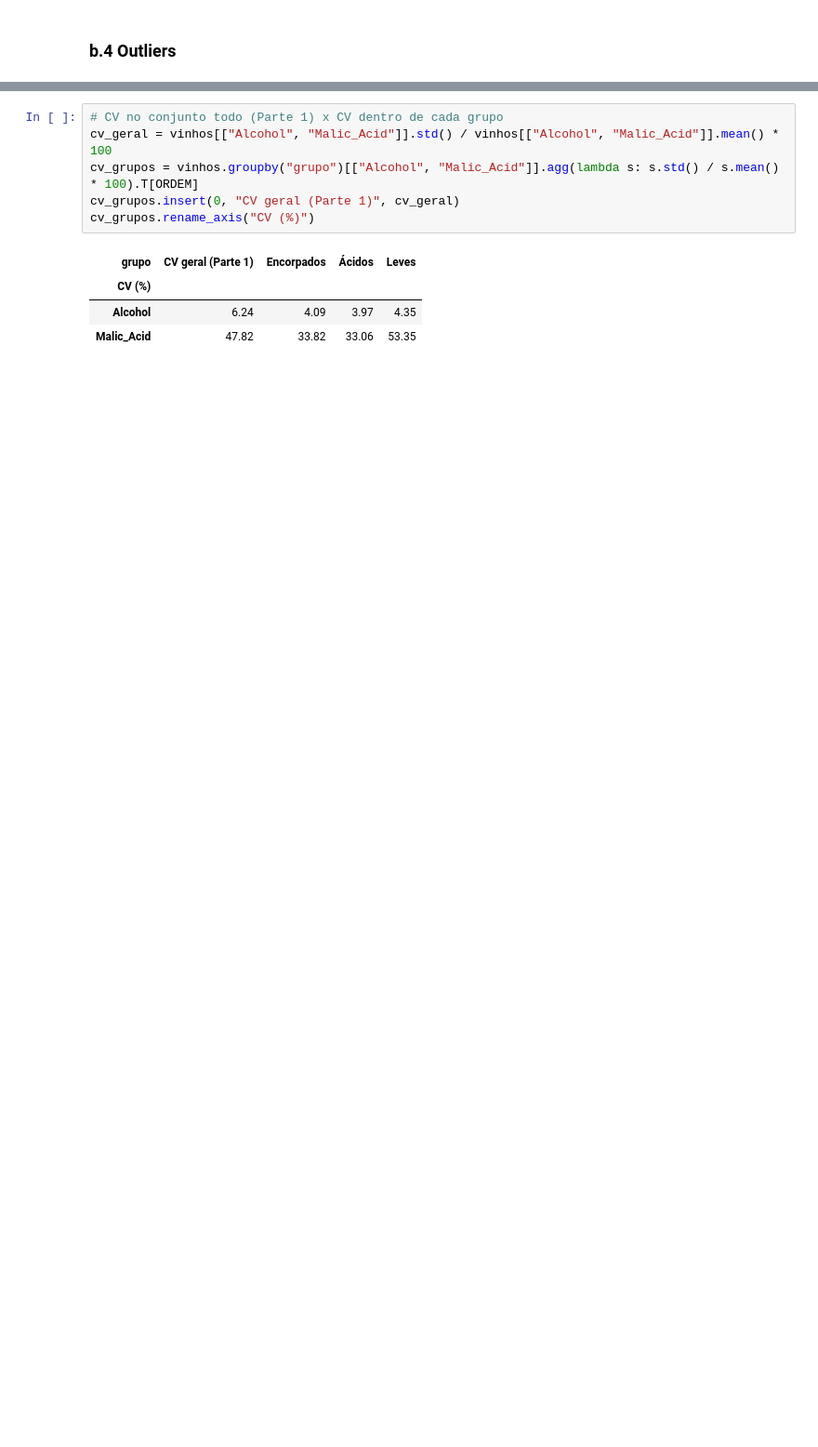
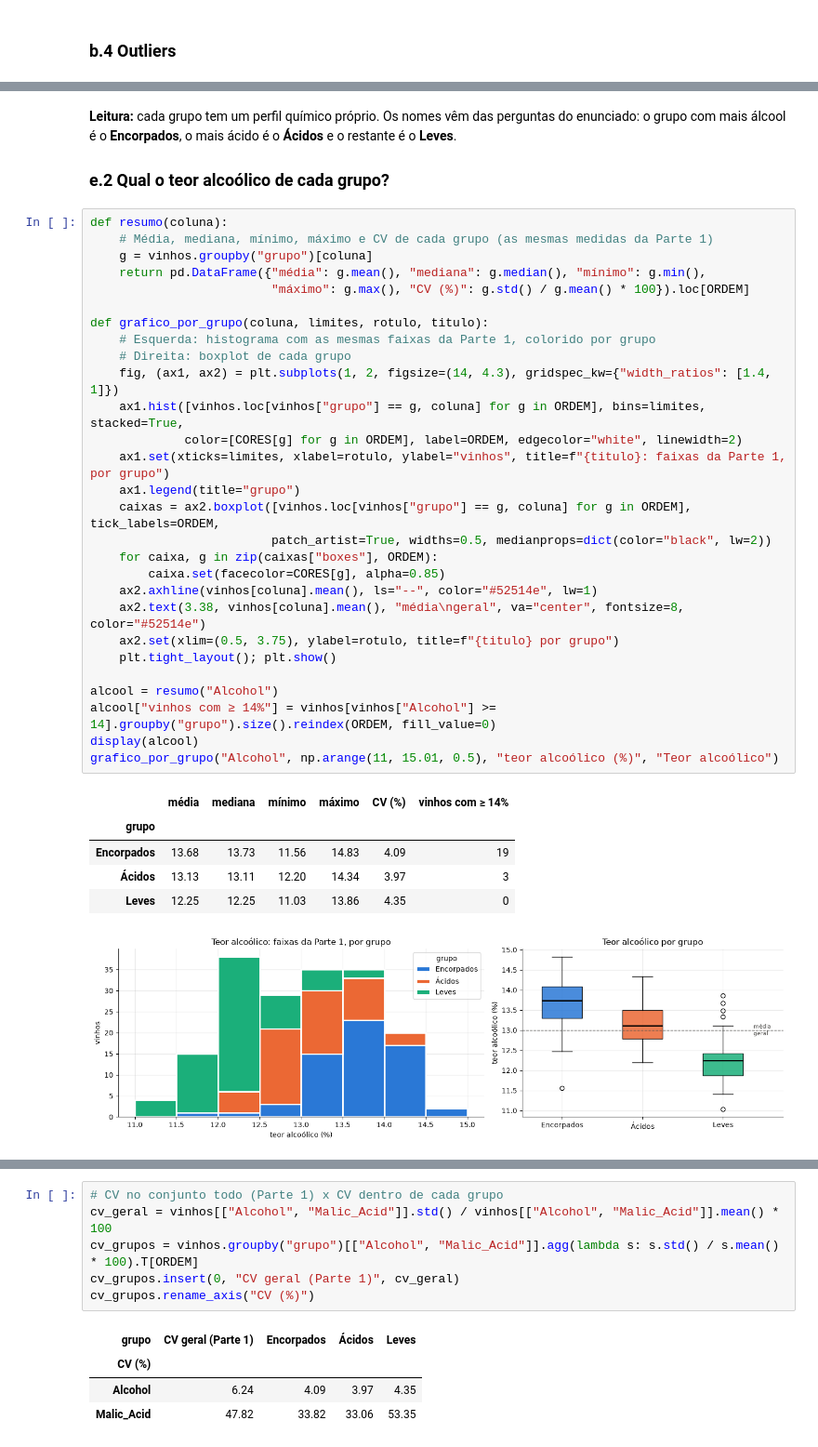
Before and after one commit to Vitoriinoo/CP5_ML_SCWR-P_SINAPSE, a Jupyter notebook: parte2_machine_learning/cp5_sinapse_kmeans.ipynb, the cells around one changed output, grey strips where cells are left out. Shown at 93% size. Cells and saved outputs as stored; diff of their text form; blank space fills up the shorter version.

```diff
--- a/parte2_machine_learning/cp5_sinapse_kmeans.ipynb
+++ b/parte2_machine_learning/cp5_sinapse_kmeans.ipynb
@@ -630,0 +431,40 @@ alto. A tabela abaixo explica por que isso não aconteceu.
+# %% [markdown]
+**Leitura:** cada grupo tem um perfil químico próprio. Os nomes vêm das perguntas do enunciado: o grupo com mais
+álcool é o **Encorpados**, o mais ácido é o **Ácidos** e o restante é o **Leves**.
+
+### e.2 Qual o teor alcoólico de cada grupo?
+# %%
+def resumo(coluna):
+    # Média, mediana, mínimo, máximo e CV de cada grupo (as mesmas medidas da Parte 1)
+    g = vinhos.groupby("grupo")[coluna]
+    return pd.DataFrame({"média": g.mean(), "mediana": g.median(), "mínimo": g.min(),
+                         "máximo": g.max(), "CV (%)": g.std() / g.mean() * 100}).loc[ORDEM]
+
+def grafico_por_grupo(coluna, limites, rotulo, titulo):
+    # Esquerda: histograma com as mesmas faixas da Parte 1, colorido por grupo
+    # Direita: boxplot de cada grupo
+    fig, (ax1, ax2) = plt.subplots(1, 2, figsize=(14, 4.3), gridspec_kw={"width_ratios": [1.4, 1]})
+    ax1.hist([vinhos.loc[vinhos["grupo"] == g, coluna] for g in ORDEM], bins=limites, stacked=True,
+             color=[CORES[g] for g in ORDEM], label=ORDEM, edgecolor="white", linewidth=2)
+    ax1.set(xticks=limites, xlabel=rotulo, ylabel="vinhos", title=f"{titulo}: faixas da Parte 1, por grupo")
+    ax1.legend(title="grupo")
+    caixas = ax2.boxplot([vinhos.loc[vinhos["grupo"] == g, coluna] for g in ORDEM], tick_labels=ORDEM,
+                         patch_artist=True, widths=0.5, medianprops=dict(color="black", lw=2))
+    for caixa, g in zip(caixas["boxes"], ORDEM):
+        caixa.set(facecolor=CORES[g], alpha=0.85)
+    ax2.axhline(vinhos[coluna].mean(), ls="--", color="#52514e", lw=1)
+    ax2.text(3.38, vinhos[coluna].mean(), "média\ngeral", va="center", fontsize=8, color="#52514e")
+    ax2.set(xlim=(0.5, 3.75), ylabel=rotulo, title=f"{titulo} por grupo")
+    plt.tight_layout(); plt.show()
+
+alcool = resumo("Alcohol")
+alcool["vinhos com ≥ 14%"] = vinhos[vinhos["Alcohol"] >= 14].groupby("grupo").size().reindex(ORDEM, fill_value=0)
+display(alcool)
+grafico_por_grupo("Alcohol", np.arange(11, 15.01, 0.5), "teor alcoólico (%)", "Teor alcoólico")
+# %% [output]
+|  | média | mediana | mínimo | máximo | CV (%) | vinhos com ≥ 14% |
+| grupo |  |  |  |  |  |  |
+| Encorpados | 13.68 | 13.73 | 11.56 | 14.83 | 4.09 | 19 |
+| Ácidos | 13.13 | 13.11 | 12.20 | 14.34 | 3.97 | 3 |
+| Leves | 12.25 | 12.25 | 11.03 | 13.86 | 4.35 | 0 |
+[figure, added]
```
Also changed, not shown: parts of 77 cells of this notebook.
